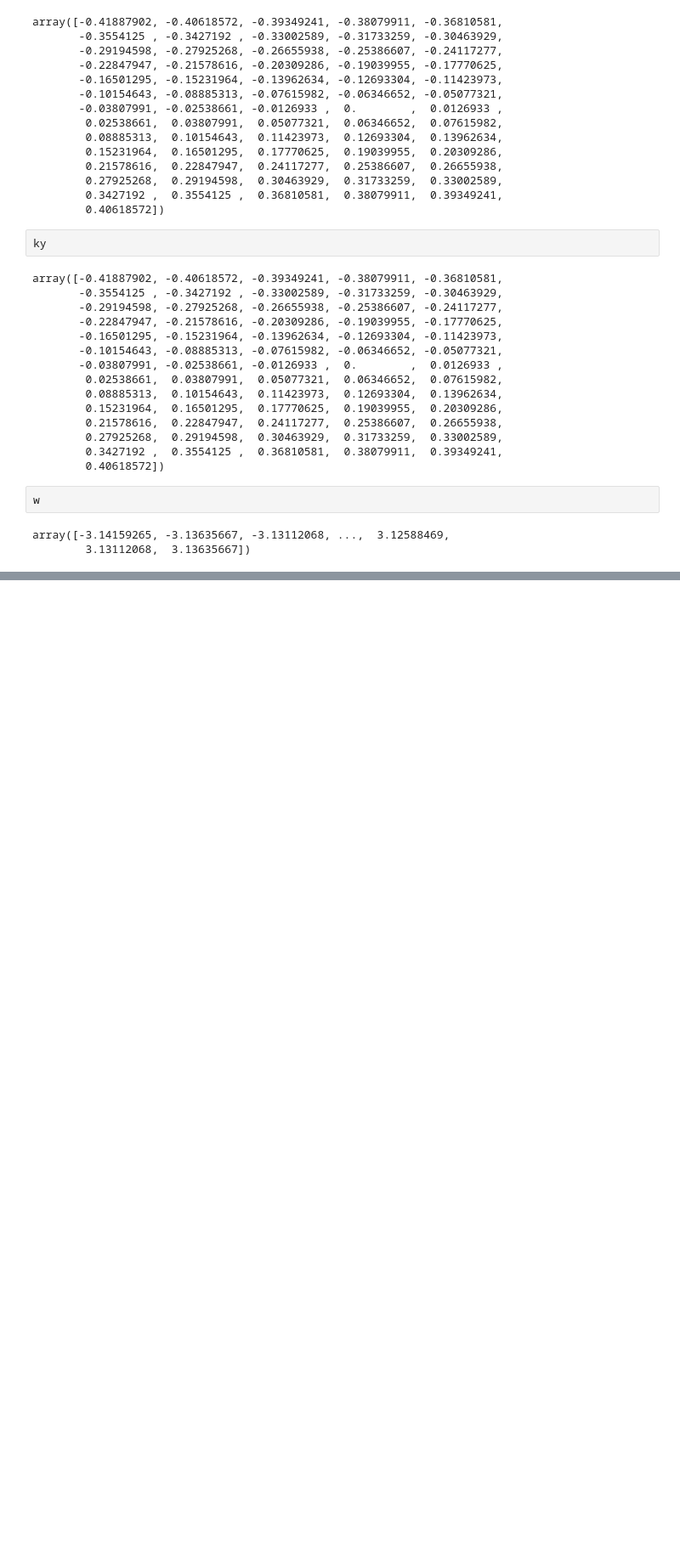
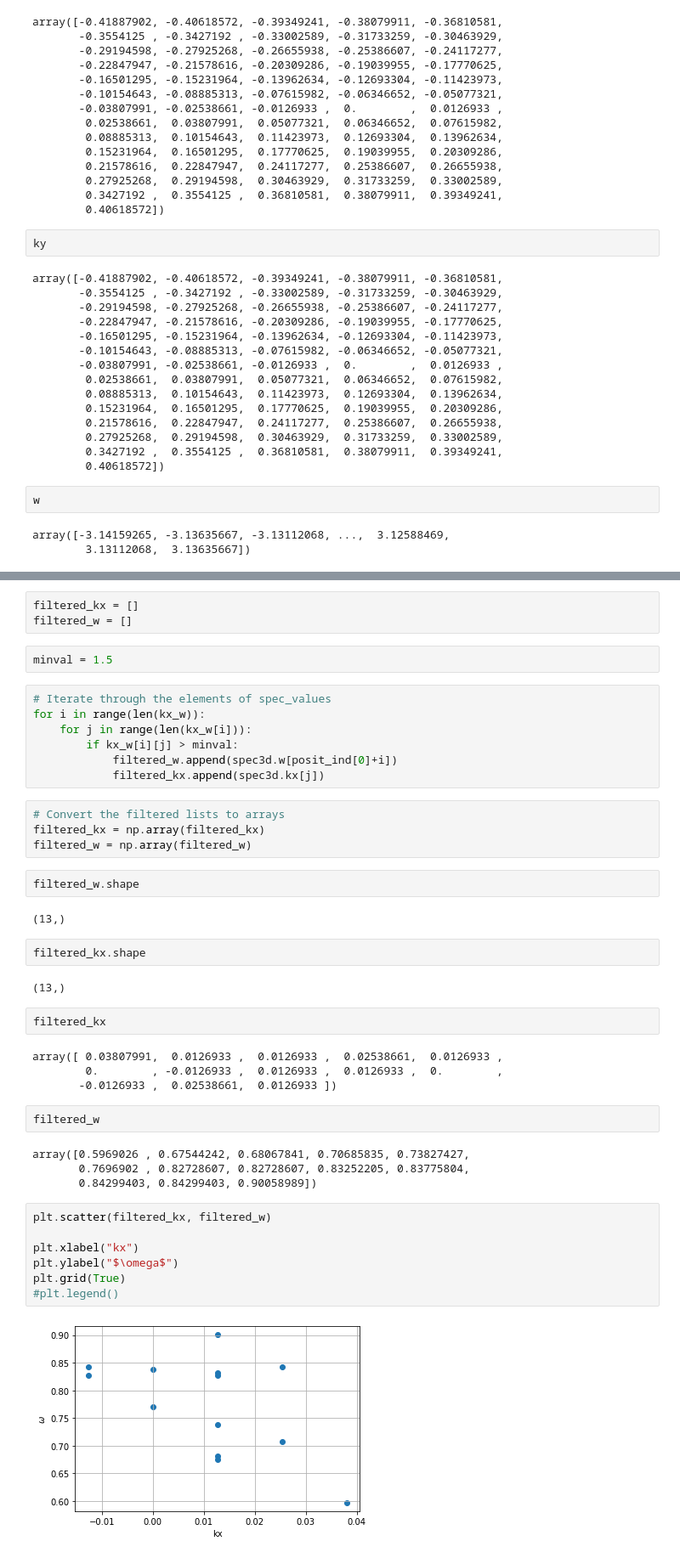
Before and after one commit to joeyanderson1/4th-Year-Thesis, a Jupyter notebook: New Triplet Method.ipynb, the cells around one changed output, grey strips where cells are left out. Shown at 85% size. Saved outputs shown, nothing was run; the diff lists cells and outputs as text; blank space fills up the shorter version.

```diff
--- a/New Triplet Method.ipynb
+++ b/New Triplet Method.ipynb
@@ -290,0 +430,45 @@ array([-3.14159265, -3.13635667, -3.13112068, ...,  3.12588469,
+# %%
+filtered_kx = []
+filtered_w = []
+# %%
+minval = 1.5
+# %%
+# Iterate through the elements of spec_values
+for i in range(len(kx_w)):
+    for j in range(len(kx_w[i])):
+        if kx_w[i][j] > minval:
+            filtered_w.append(spec3d.w[posit_ind[0]+i])
+            filtered_kx.append(spec3d.kx[j])
+# %%
+# Convert the filtered lists to arrays
+filtered_kx = np.array(filtered_kx)
+filtered_w = np.array(filtered_w)
+# %%
+filtered_w.shape
+# %% [output]
+(13,)
+# %%
+filtered_kx.shape
+# %% [output]
+(13,)
+# %%
+filtered_kx
+# %% [output]
+array([ 0.03807991,  0.0126933 ,  0.0126933 ,  0.02538661,  0.0126933 ,
+        0.        , -0.0126933 ,  0.0126933 ,  0.0126933 ,  0.        ,
+       -0.0126933 ,  0.02538661,  0.0126933 ])
+# %%
+filtered_w
+# %% [output]
+array([0.5969026 , 0.67544242, 0.68067841, 0.70685835, 0.73827427,
+       0.7696902 , 0.82728607, 0.82728607, 0.83252205, 0.83775804,
+       0.84299403, 0.84299403, 0.90058989])
+# %%
+plt.scatter(filtered_kx, filtered_w)
+
+plt.xlabel("kx")
+plt.ylabel("$\omega$")
+plt.grid(True)
+#plt.legend()
+# %% [output]
+[figure, added]
```
Also changed, not shown: parts of 25 cells of this notebook.
